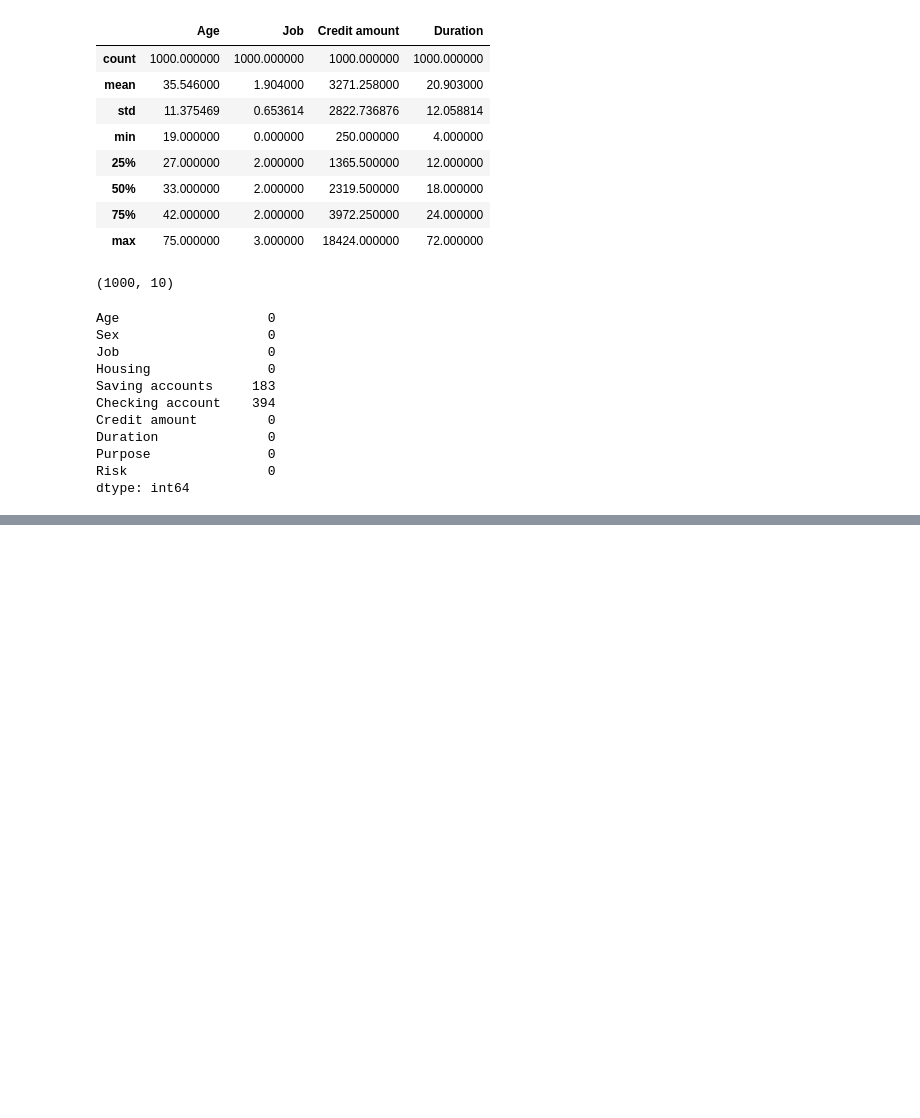
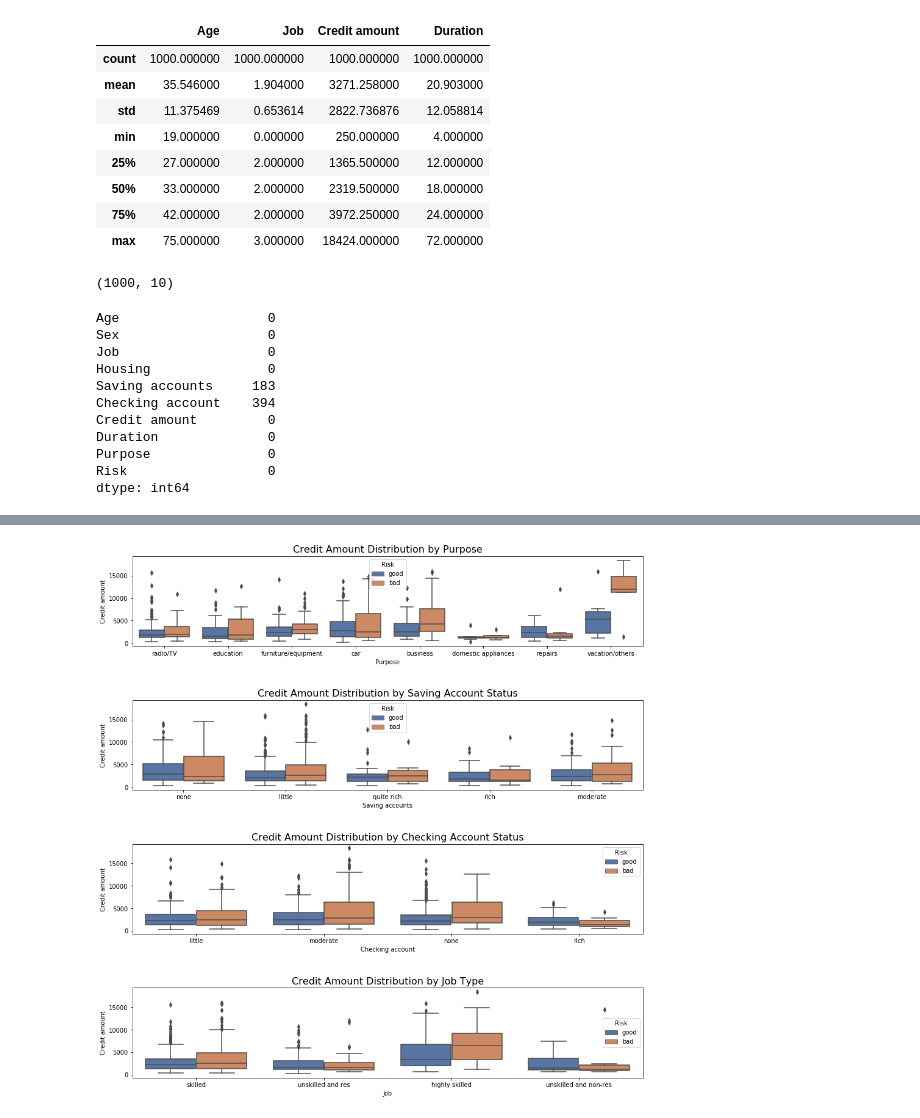
Before and after one commit to rajdmahajan/Credit-risk-modelling, a Jupyter notebook: Credit risk data.ipynb, the cells around one changed output, grey strips where cells are left out. Cells and saved outputs as stored; diff of their text form; code cells hidden in the pictures; blank space fills up the shorter version.

```diff
--- a/Credit risk data.ipynb
+++ b/Credit risk data.ipynb
@@ -88,0 +152,17 @@ dtype: int64
+# %%
+fig, (ax1, ax2, ax3, ax4) = plt.subplots(4,1, figsize=(15,25))
+
+sns.boxplot(x="Purpose", y="Credit amount", data=credit_data, hue="Risk", palette="deep", ax=ax1)
+sns.boxplot(x="Saving accounts", y="Credit amount", data=credit_data, hue="Risk", palette="deep", ax=ax2)
+sns.boxplot(x="Checking account", y="Credit amount", data=credit_data, hue="Risk", palette="deep", ax=ax3)
+sns.boxplot(x="Job", y="Credit amount", data=credit_data, hue="Risk", palette="deep", ax=ax4)
+
+ax1.set_title("Credit Amount Distribution by Purpose", fontsize=16)
+ax2.set_title("Credit Amount Distribution by Saving Account Status", fontsize=16)
+ax3.set_title("Credit Amount Distribution by Checking Account Status", fontsize=16)
+ax4.set_title("Credit Amount Distribution by Job Type", fontsize=16)
+
+plt.subplots_adjust(hspace = 0.6, top = 0.6)
+plt.show()
+# %% [output]
+[figure, added]
```
Also changed, not shown: parts of 21 cells of this notebook.
